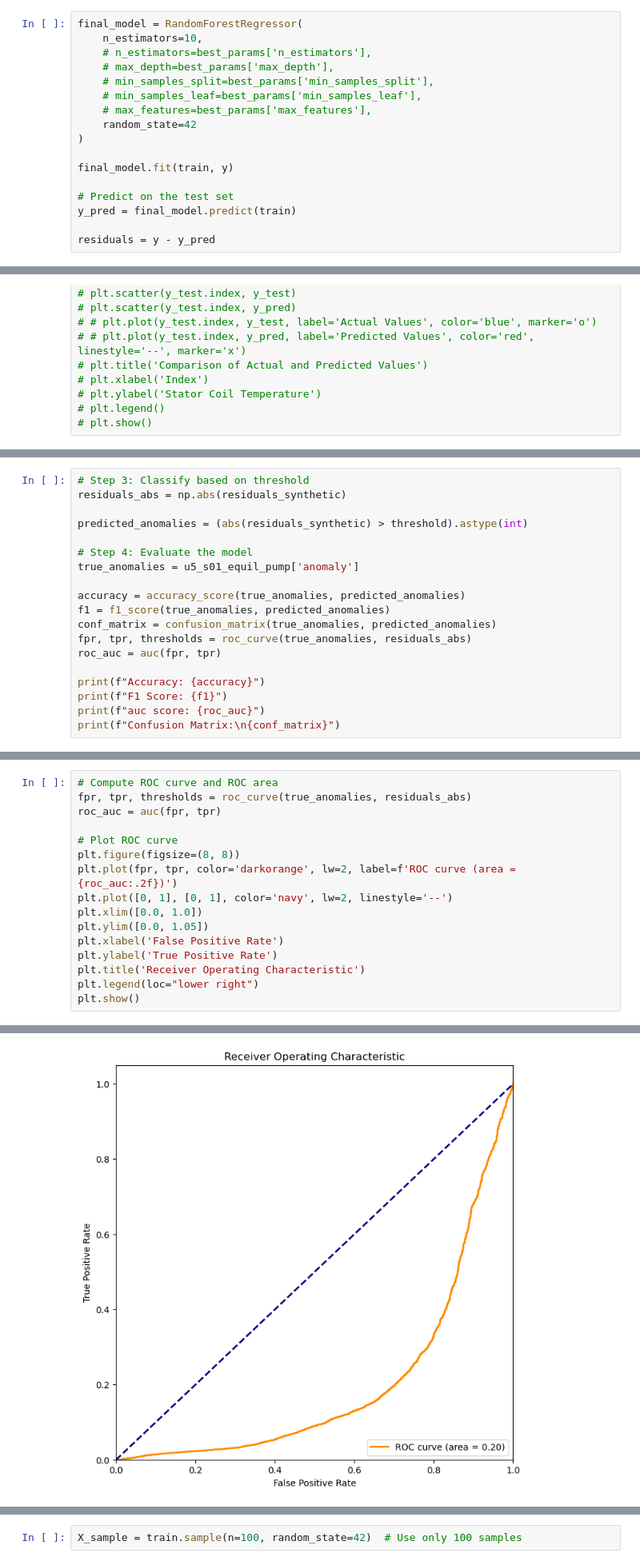
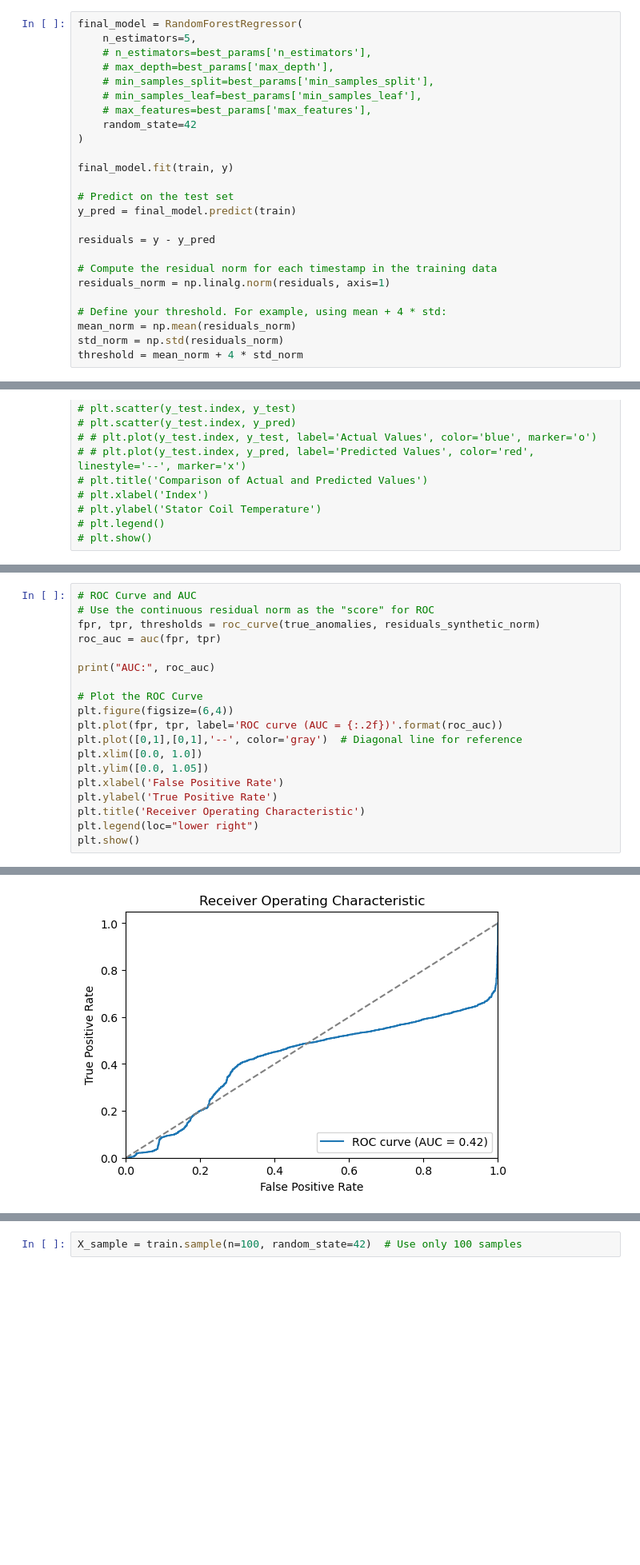
Before and after one commit to j0shcd/ml4pm-project, a Jupyter notebook: regression_models.ipynb, the cells around one changed output, grey strips where cells are left out. Shown: that part at 80% size. Drawn from its saved outputs; the diff is of its cells as text; blank space fills up the shorter version.

```diff
--- a/regression_models.ipynb
+++ b/regression_models.ipynb
@@ -187,7 +198,7 @@ KeyError: 'stat_magn_tmp_mean'
 # best_params = study.best_params
 # %%
 final_model = RandomForestRegressor(
-    n_estimators=10,
+    n_estimators=5,
     # n_estimators=best_params['n_estimators'],
     # max_depth=best_params['max_depth'],
     # min_samples_split=best_params['min_samples_split'],
@@ -202,3 +213,11 @@ final_model.fit(train, y)
 y_pred = final_model.predict(train)
 
 residuals = y - y_pred
+
+# Compute the residual norm for each timestamp in the training data
+residuals_norm = np.linalg.norm(residuals, axis=1)
+
+# Define your threshold. For example, using mean + 4 * std:
+mean_norm = np.mean(residuals_norm)
+std_norm = np.std(residuals_norm)
+threshold = mean_norm + 4 * std_norm
@@ -335,19 +362,0 @@ plt.show()
-# %%
-# Step 3: Classify based on threshold
-residuals_abs = np.abs(residuals_synthetic)
-
-predicted_anomalies = (abs(residuals_synthetic) > threshold).astype(int)
-
-# Step 4: Evaluate the model
-true_anomalies = u5_s01_equil_pump['anomaly']
-
-accuracy = accuracy_score(true_anomalies, predicted_anomalies)
-f1 = f1_score(true_anomalies, predicted_anomalies)
-conf_matrix = confusion_matrix(true_anomalies, predicted_anomalies)
-fpr, tpr, thresholds = roc_curve(true_anomalies, residuals_abs)
-roc_auc = auc(fpr, tpr)
-
-print(f"Accuracy: {accuracy}")
-print(f"F1 Score: {f1}")
-print(f"auc score: {roc_auc}")
-print(f"Confusion Matrix:\n{conf_matrix}")
@@ -361,12 +384,15 @@ Confusion Matrix:
 # %%
-# Compute ROC curve and ROC area
-fpr, tpr, thresholds = roc_curve(true_anomalies, residuals_abs)
+# ROC Curve and AUC
+# Use the continuous residual norm as the "score" for ROC
+fpr, tpr, thresholds = roc_curve(true_anomalies, residuals_synthetic_norm)
 roc_auc = auc(fpr, tpr)
 
-# Plot ROC curve
-plt.figure(figsize=(8, 8))
-plt.plot(fpr, tpr, color='darkorange', lw=2, label=f'ROC curve (area = {roc_auc:.2f})')
-plt.plot([0, 1], [0, 1], color='navy', lw=2, linestyle='--')
+print("AUC:", roc_auc)
+
+# Plot the ROC Curve
+plt.figure(figsize=(6,4))
+plt.plot(fpr, tpr, label='ROC curve (AUC = {:.2f})'.format(roc_auc))
+plt.plot([0,1],[0,1],'--', color='gray')  # Diagonal line for reference
 plt.xlim([0.0, 1.0])
 plt.ylim([0.0, 1.05])
 plt.xlabel('False Positive Rate')
@@ -378,4 +405,4 @@ plt.show()
-[figure, old version]
+[figure, new version]
 # %%
 # # Create a SHAP explainer for the Random Forest model
 # explainer = shap.Explainer(final_model, X)
```
Also changed, not shown: parts of 20 cells of this notebook, 1 other file.
